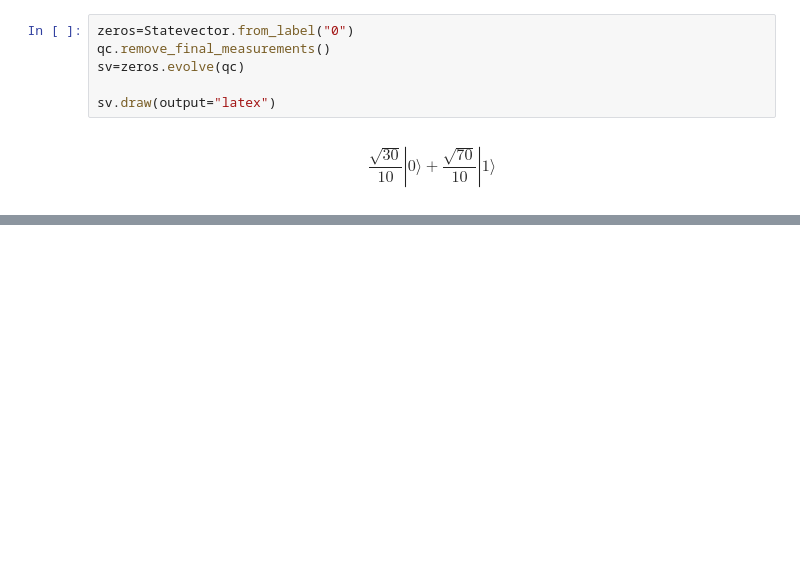
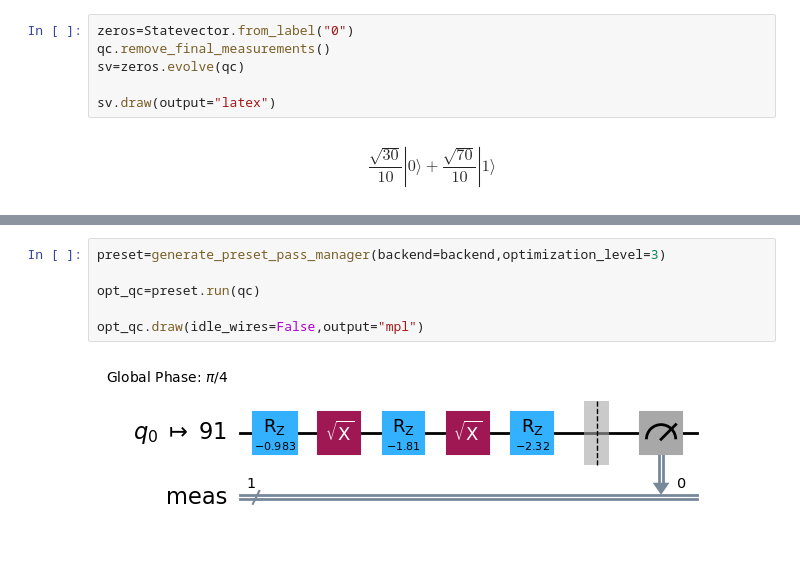
Before and after one commit to RajatSaha1106/Qiskit-Fundamentals, a Jupyter notebook: Experimental Quantum Embedding.ipynb, the cells around one changed output, grey strips where cells are left out. Saved outputs shown, nothing was run; the diff lists cells and outputs as text; blank space fills up the shorter version.

```diff
--- a/Experimental Quantum Embedding.ipynb
+++ b/Experimental Quantum Embedding.ipynb
@@ -334,0 +436,8 @@ $$\frac{\sqrt{30}}{10} |0\rangle+\frac{\sqrt{70}}{10} |1\rangle$$
+# %%
+preset=generate_preset_pass_manager(backend=backend,optimization_level=3)
+
+opt_qc=preset.run(qc)
+
+opt_qc.draw(idle_wires=False,output="mpl")
+# %% [output]
+[figure, added]
```
Also changed, not shown: parts of 25 cells of this notebook.
